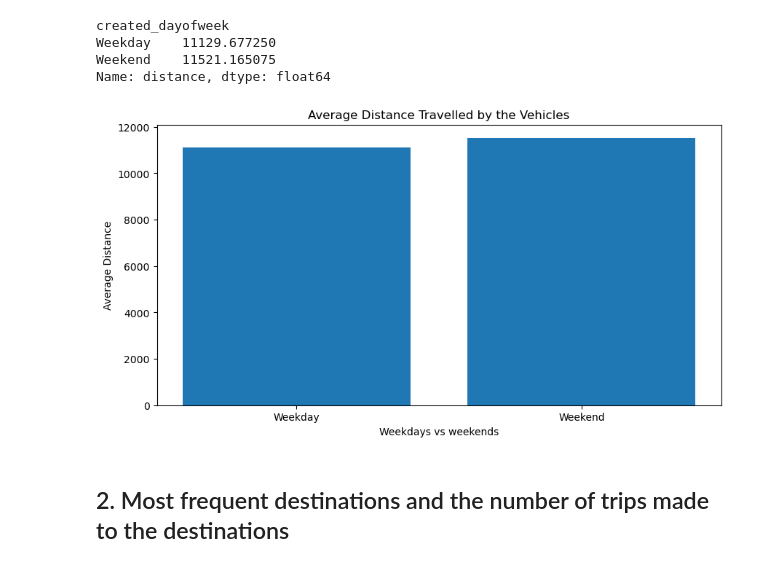
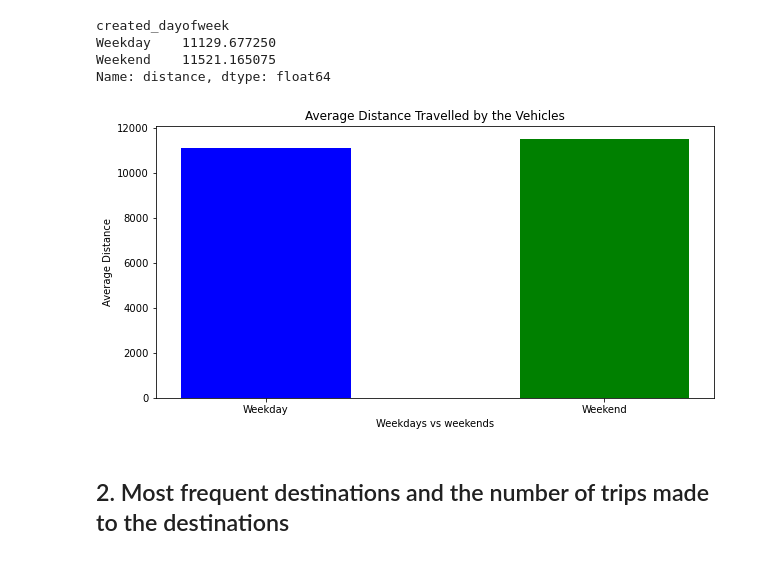
Before and after one commit to Ronnie-Leon76/Yatsa-Analytics, a Jupyter notebook: Yatsa-Analytics-EDA-refined.ipynb, the cells around one changed output. Drawn from its saved outputs; the diff is of its cells as text; code cells hidden in the pictures.

```diff
--- a/Yatsa-Analytics-EDA-refined.ipynb
+++ b/Yatsa-Analytics-EDA-refined.ipynb
@@ -347,13 +335,13 @@ Name: distance, dtype: float64
 # %%
 # Use visualization to compare the average distance covered in the weekdays vs weekends
 plt.figure(figsize=(10, 5))
-plt.bar(trips_made_df.groupby('created_dayofweek')['distance'].mean().index, trips_made_df.groupby('created_dayofweek')['distance'].mean())
+plt.bar(trips_made_df.groupby('created_dayofweek')['distance'].mean().index, trips_made_df.groupby('created_dayofweek')['distance'].mean(), width=0.5, color=['blue', 'green'])
 plt.xlabel('Weekdays vs weekends')
 plt.ylabel('Average Distance')
 plt.title('Average Distance Travelled by the Vehicles')
 plt.show()
 # %% [output]
-[figure, old version]
+[figure, new version]
 # %% [markdown]
 ## 2. Most frequent destinations and the number of trips made to the destinations
 # %%
```
Also changed, not shown: parts of 23 cells of this notebook.
